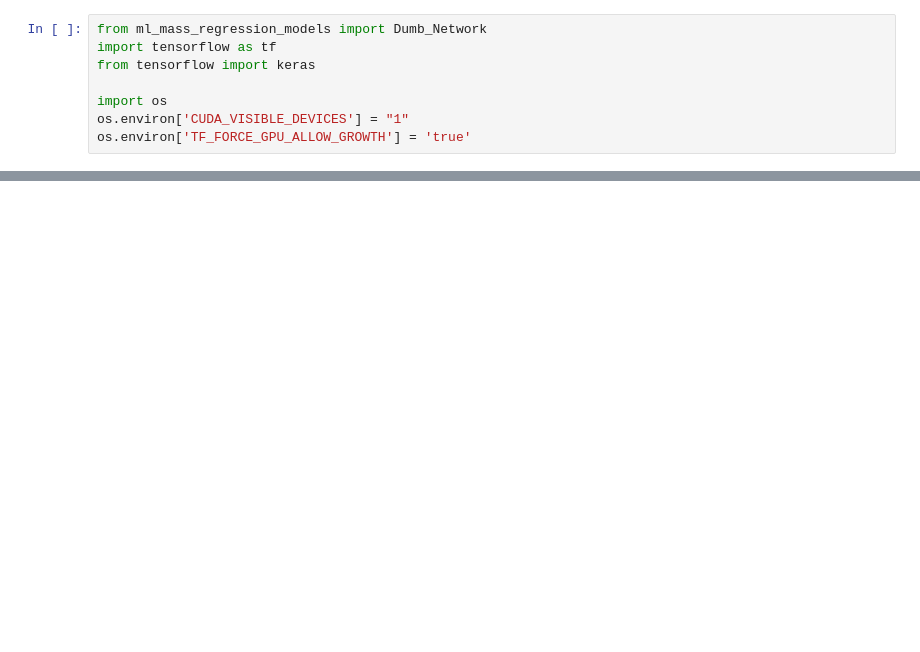
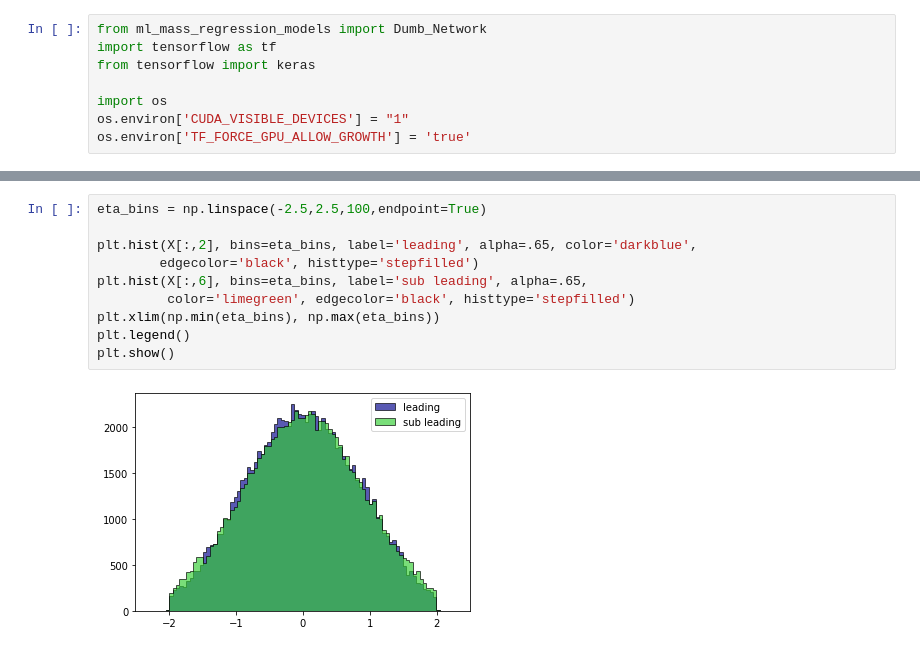
Before and after one commit to russbate42/HH4B_Mass_Regression, a Jupyter notebook: mass_regression/mass_regression.ipynb, the cells around one changed output, grey strips where cells are left out. Drawn from its saved outputs; the diff is of its cells as text; blank space fills up the shorter version.

```diff
--- a/mass_regression/mass_regression.ipynb
+++ b/mass_regression/mass_regression.ipynb
@@ -259,0 +292,12 @@ Epoch 10/10
+# %%
+eta_bins = np.linspace(-2.5,2.5,100,endpoint=True)
+
+plt.hist(X[:,2], bins=eta_bins, label='leading', alpha=.65, color='darkblue',
+        edgecolor='black', histtype='stepfilled')
+plt.hist(X[:,6], bins=eta_bins, label='sub leading', alpha=.65,
+         color='limegreen', edgecolor='black', histtype='stepfilled')
+plt.xlim(np.min(eta_bins), np.max(eta_bins))
+plt.legend()
+plt.show()
+# %% [output]
+[figure, added]
```
Also changed, not shown: parts of 36 cells of this notebook.
